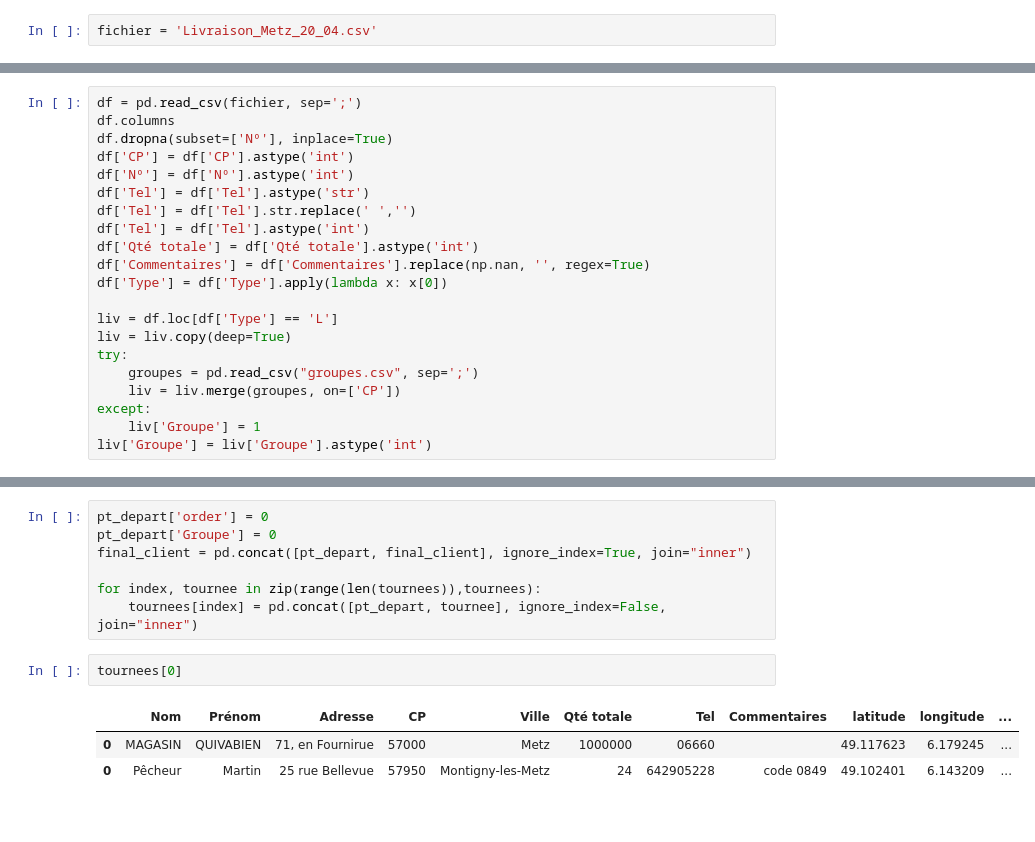
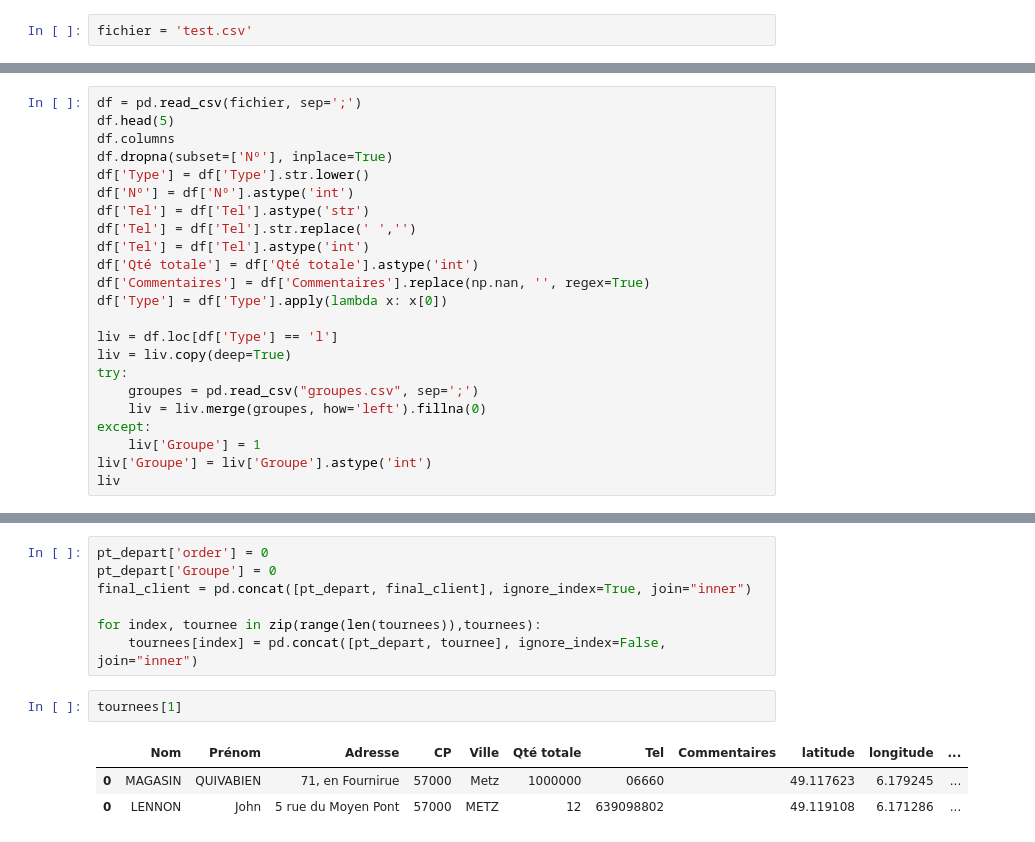
Before and after one commit to chemiskyy/map_delivery, a Jupyter notebook: Clustering.ipynb, the cells around one changed output, grey strips where cells are left out. Drawn from its saved outputs; the diff is of its cells as text.

Commit message:
bug fixeson CP number an lowerscript

```diff
--- a/Clustering.ipynb
+++ b/Clustering.ipynb
@@ -23,5 +26,5 @@ Il faut ensuite cliquer sur upload et charger le fichier ".csv" qui
 # %%
-fichier = 'Livraison_Metz_20_04.csv'
+fichier = 'test.csv'
 # %% [markdown]
 ---
 # %%
@@ -99,9 +102,10 @@ pt_depart['point'] = pt_depart['location'].apply(lambda loc: tuple(loc.point) if
 pt_depart[['latitude', 'longitude', 'altitude']] = pd.DataFrame(pt_depart['point'].tolist(), index=pt_depart.index)
 # %%
 df = pd.read_csv(fichier, sep=';')
+df.head(5)
 df.columns
 df.dropna(subset=['Nº'], inplace=True)
-df['CP'] = df['CP'].astype('int')
+df['Type'] = df['Type'].str.lower()
 df['Nº'] = df['Nº'].astype('int')
 df['Tel'] = df['Tel'].astype('str')
 df['Tel'] = df['Tel'].str.replace(' ','')
@@ -110,12 +114,13 @@ df['Qté totale'] = df['Qté totale'].astype('int')
 df['Commentaires'] = df['Commentaires'].replace(np.nan, '', regex=True)
 df['Type'] = df['Type'].apply(lambda x: x[0])
 
-liv = df.loc[df['Type'] == 'L']
+liv = df.loc[df['Type'] == 'l']
 liv = liv.copy(deep=True)
 try:
     groupes = pd.read_csv("groupes.csv", sep=';')
-    liv = liv.merge(groupes, on=['CP'])
+    liv = liv.merge(groupes, how='left').fillna(0)
 except:
     liv['Groupe'] = 1
 liv['Groupe'] = liv['Groupe'].astype('int')
+liv
 # %% [output]
@@ -220,11 +242,11 @@ final_client = pd.concat([pt_depart, final_client], ignore_index=True, join="inn
 for index, tournee in zip(range(len(tournees)),tournees):
     tournees[index] = pd.concat([pt_depart, tournee], ignore_index=False, join="inner")
 # %%
-tournees[0]
+tournees[1]
 # %% [output]
 |  | Nom | Prénom | Adresse | CP | Ville | Qté totale | Tel | Commentaires | latitude | longitude | ... |
 | 0 | MAGASIN | QUIVABIEN | 71, en Fournirue | 57000 | Metz | 1000000 | 06660 |  | 49.117623 | 6.179245 | ... |
-| 0 | Pêcheur | Martin | 25 rue Bellevue | 57950 | Montigny-les-Metz | 24 | 642905228 | code 0849 | 49.102401 | 6.143209 | ... |
+| 0 | LENNON | John | 5 rue du Moyen Pont | 57000 | METZ | 12 | 639098802 |  | 49.119108 | 6.171286 | ... |
 # %%
 folium_map = folium.Map(location=[final_client['latitude'].mean(),
                                     final_client['longitude'].mean()],
```
Also changed, not shown: parts of 9 cells of this notebook, 1 other file.
